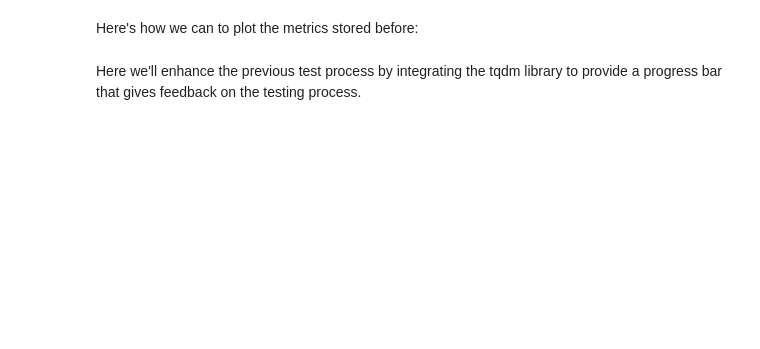
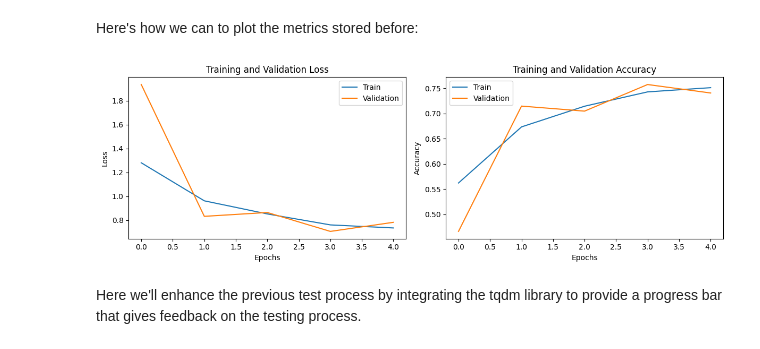
Before and after one commit to albarqounilab/EEDA-Autumn-School, a Jupyter notebook: 3. CNNs/CNNs_solution.ipynb, the cells around one changed output. Drawn from its saved outputs; the diff is of its cells as text; code cells hidden in the pictures; blank space fills up the shorter version.

```diff
--- a/3. CNNs/CNNs_solution.ipynb
+++ b/3. CNNs/CNNs_solution.ipynb
@@ -852,7 +853,7 @@ val_losses = []
 val_accuracies = []
 
 # Define the number of epochs
-num_epochs = 15
+num_epochs = 5
 
 for epoch in range(num_epochs):
     model.train()
@@ -912,30 +914,33 @@ Here's how we can to plot the metrics stored before:
 # %%
 def plot_loss_and_accuracy(epochs_range, train_losses, val_losses, train_accuracies, val_accuracies):
     plt.figure(figsize=(12, 4))
 
     # Plotting loss
     plt.subplot(1, 2, 1)
     plt.plot(epochs_range, train_losses, label='Train')
     plt.plot(epochs_range, val_losses, label='Validation')
     plt.xlabel('Epochs')
     plt.ylabel('Loss')
     plt.title('Training and Validation Loss')
     plt.legend()
 
     # Plotting accuracy
     plt.subplot(1, 2, 2)
     plt.plot(epochs_range, train_accuracies, label='Train')
     plt.plot(epochs_range, val_accuracies, label='Validation')
     plt.xlabel('Epochs')
     plt.ylabel('Accuracy')
     plt.title('Training and Validation Accuracy')
     plt.legend()
 
     plt.tight_layout()
     plt.show()
 
+
 # Usage
-plot_loss_and_accuracy(num_epochs, train_losses, val_losses, train_accuracies, val_accuracies)
+plot_loss_and_accuracy(range(num_epochs), train_losses, val_losses, train_accuracies, val_accuracies)
+# %% [output]
+[figure, added]
 # %% [markdown]
 Here we'll enhance the previous test process by integrating the tqdm library to provide a progress bar that gives feedback on the testing process.
 # %%
```
Also changed, not shown: parts of 26 cells of this notebook, 4 other files.
